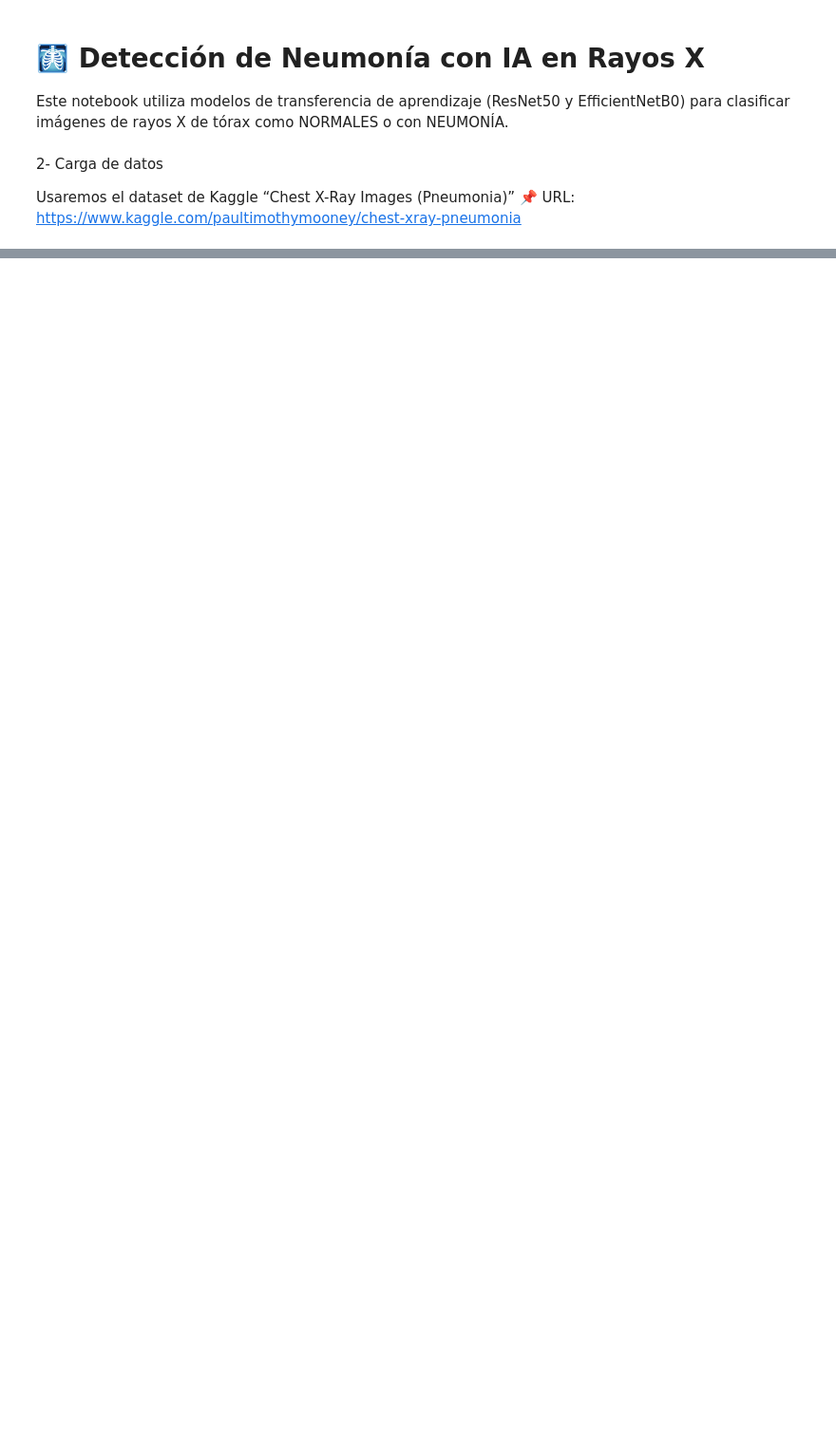
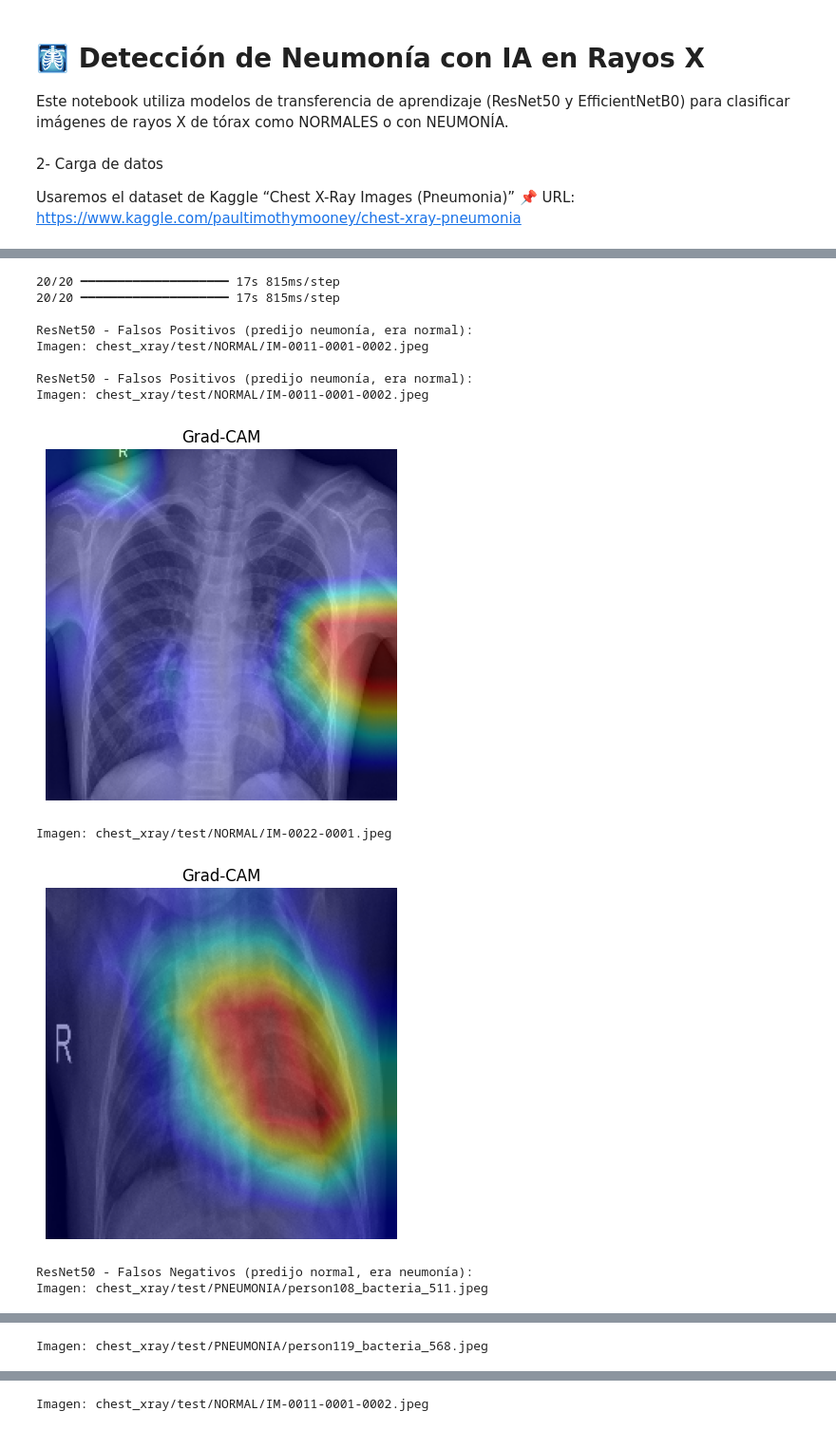
Before and after one commit to JimeFioni/Diagnostico-por-IA, a Jupyter notebook: detector_neumonia_xray.ipynb, the cells around one changed output, grey strips where cells are left out. Shown at 95% size. Saved outputs shown, nothing was run; the diff lists cells and outputs as text; code cells hidden in the pictures; blank space fills up the shorter version.

```diff
--- a/detector_neumonia_xray.ipynb
+++ b/detector_neumonia_xray.ipynb
@@ -175,0 +581,34 @@ display_gradcam(test_img_path, resnet_model, "conv5_block3_out")
+# %%
+# Grad-CAM sobre errores (falsos positivos y falsos negativos)
+def show_gradcam_errors(model, model_name, layer_name="conv5_block3_out", n=3):
+    y_true = test_generator.classes
+    probs = model.predict(test_generator)
+    y_pred = (probs > 0.5).astype(int).flatten()
+    fp_idx = np.where((y_pred == 1) & (y_true == 0))[0]
+    fn_idx = np.where((y_pred == 0) & (y_true == 1))[0]
+    print(f"\n{model_name} - Falsos Positivos (predijo neumonía, era normal):")
+    for i in fp_idx[:n]:
+        print(f"Imagen: {test_generator.filepaths[i]}")
+        display_gradcam(test_generator.filepaths[i], model, layer_name)
+    print(f"\n{model_name} - Falsos Negativos (predijo normal, era neumonía):")
+    for i in fn_idx[:n]:
+        print(f"Imagen: {test_generator.filepaths[i]}")
+        display_gradcam(test_generator.filepaths[i], model, layer_name)
+
+# Ejemplo para ResNet50 y EfficientNetB0
+show_gradcam_errors(resnet_model, "ResNet50", layer_name="conv5_block3_out", n=2)
+show_gradcam_errors(efficientnet_model, "EfficientNetB0", layer_name="top_conv", n=2)
+# %% [output]
+20/20 ━━━━━━━━━━━━━━━━━━━━ 17s 815ms/step
+20/20 ━━━━━━━━━━━━━━━━━━━━ 17s 815ms/step
+
+ResNet50 - Falsos Positivos (predijo neumonía, era normal):
+Imagen: chest_xray/test/NORMAL/IM-0011-0001-0002.jpeg
+
+ResNet50 - Falsos Positivos (predijo neumonía, era normal):
+Imagen: chest_xray/test/NORMAL/IM-0011-0001-0002.jpeg
+[figure, added]
+Imagen: chest_xray/test/NORMAL/IM-0022-0001.jpeg
+[figure, added]
+ResNet50 - Falsos Negativos (predijo normal, era neumonía):
+Imagen: chest_xray/test/PNEUMONIA/person108_bacteria_511.jpeg
@@ -175,0 +616 @@ display_gradcam(test_img_path, resnet_model, "conv5_block3_out")
+Imagen: chest_xray/test/PNEUMONIA/person119_bacteria_568.jpeg
@@ -175,0 +627 @@ display_gradcam(test_img_path, resnet_model, "conv5_block3_out")
+Imagen: chest_xray/test/NORMAL/IM-0011-0001-0002.jpeg
```
Also changed, not shown: parts of 23 cells of this notebook.
